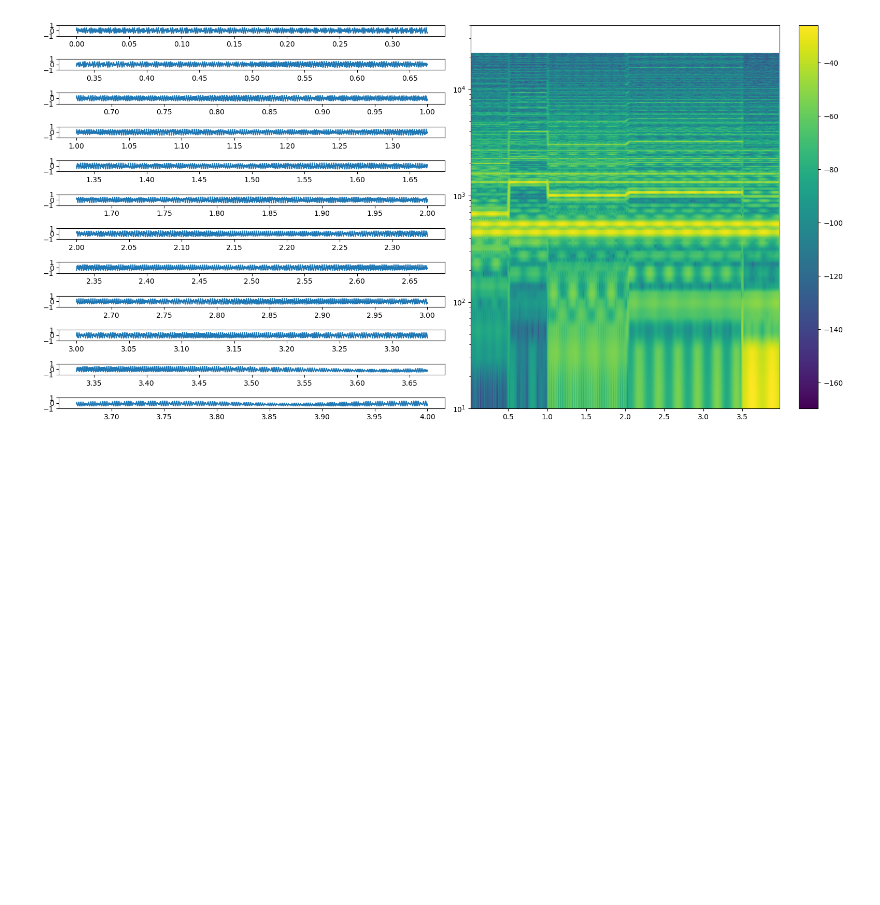
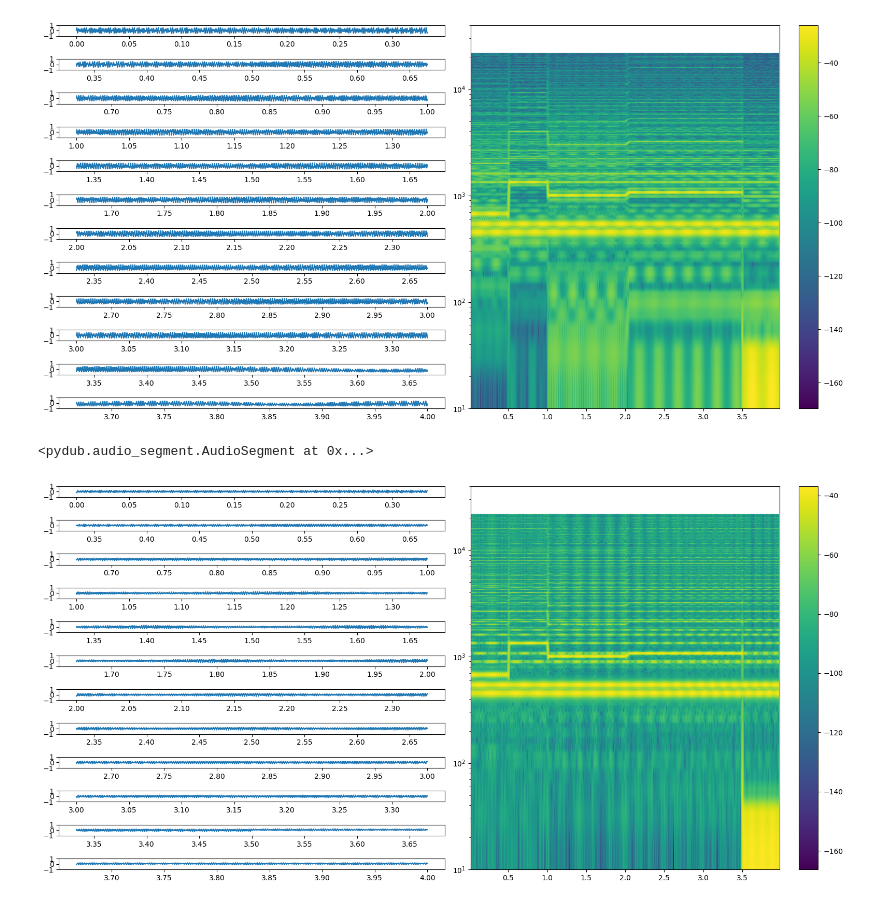
Before and after one commit to SiLiKhon/pywavenum, a Jupyter notebook: demo.ipynb, the cells around one changed output. Cells and saved outputs as stored; diff of their text form; code cells hidden in the pictures; blank space fills up the shorter version.

Commit message:
demo with notes, Periodic generator

```diff
--- a/demo.ipynb
+++ b/demo.ipynb
@@ -19,3 +19,25 @@ s.to_audio(tmax=4)
 # %% [output]
 <pydub.audio_segment.AudioSegment at 0x...>
 [figure]
+# %%
+import numpy as np
+wf1 = lambda x, t: (2 * x - 1) * np.exp(-(2 + wg.Sine(wg.PiecewiseLinear([0, 4], [2.5, 8])))(t) * (2 * x - 1)**2)
+wf2 = lambda x, t: (2 * x - 1) * np.exp(-(2 + wg.Sine(wg.PiecewiseLinear([0, 4], [3, 8]), phase=0.33))(t) * (2 * x - 1)**2)
+wf3 = lambda x, t: (2 * x - 1) * np.exp(-(2 + wg.Sine(wg.PiecewiseLinear([0, 4], [3.5, 8]), phase=0.67))(t) * (2 * x - 1)**2)
+s = wg.Clip(
+    (
+        wg.Periodic(wf1, 440).gain(-9)
+        + wg.Periodic(wf2, 440 * 6 / 5).gain(-9)
+        + wg.Periodic(wf3, 440 * 3 / 2 * wg.PiecewiseLinear(
+            [0.0, 0.5, 0.51, 1.0, 1.01, 2.0, 2.05, 3.5],
+            [1.0, 1.0, 2.00, 2.0, 1.50, 1.5, 1.60, 1.6],
+        )).gain(-9)
+    ),
+    -0, softness=0.2
+).gain(-3)
+
+fig = s.visualize(tmax=4)
+s.to_audio(tmax=4)
+# %% [output]
+<pydub.audio_segment.AudioSegment at 0x...>
+[figure, added]
```
Also changed, not shown: parts of 2 cells of this notebook, 1 other file.
